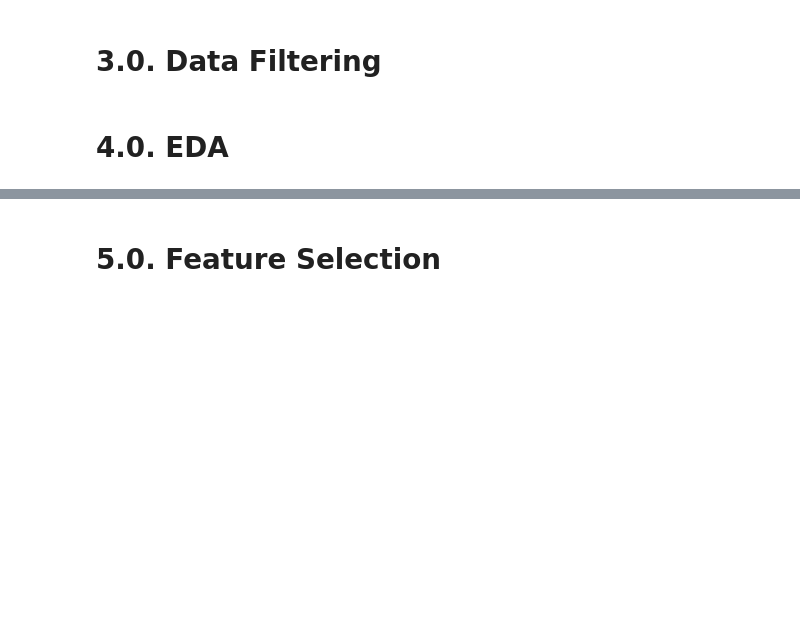
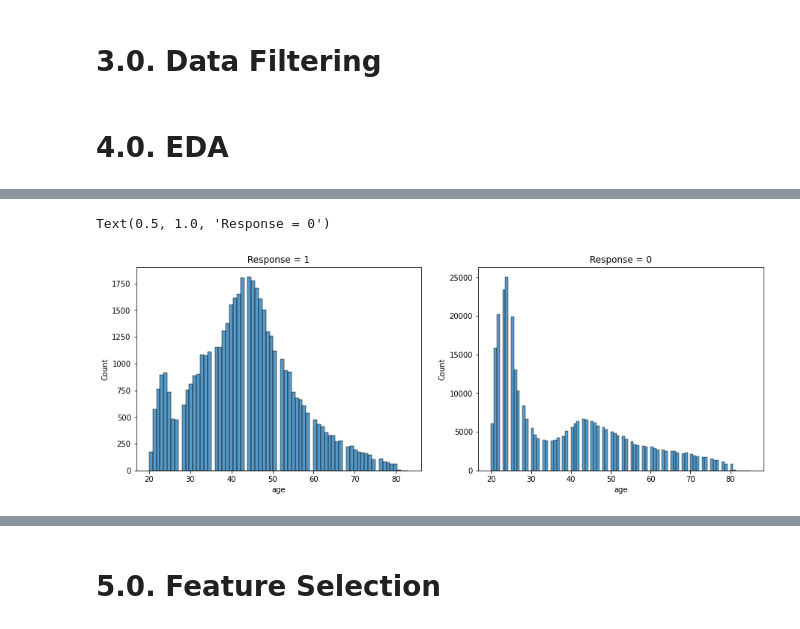
Before and after one commit to jeovaramos/cross_sell, a Jupyter notebook: notebooks/notebook.ipynb, the cells around one changed output, grey strips where cells are left out. Cells and saved outputs as stored; diff of their text form; code cells hidden in the pictures; blank space fills up the shorter version.

```diff
--- a/notebooks/notebook.ipynb
+++ b/notebooks/notebook.ipynb
@@ -117,0 +160,10 @@ df2.head()
+# %%
+fig, axs = plt.subplots(1, 2, figsize=(15, 5))
+
+sns.histplot(df4.loc[df4['response'] == 1, 'age'], ax=axs[0])
+sns.histplot(df4.loc[df4['response'] == 0, 'age'], ax=axs[1])
+axs[0].set_title('Response = 1')
+axs[1].set_title('Response = 0')
+# %% [output]
+Text(0.5, 1.0, 'Response = 0')
+[figure, added]
```
Also changed, not shown: parts of 9 cells of this notebook.
